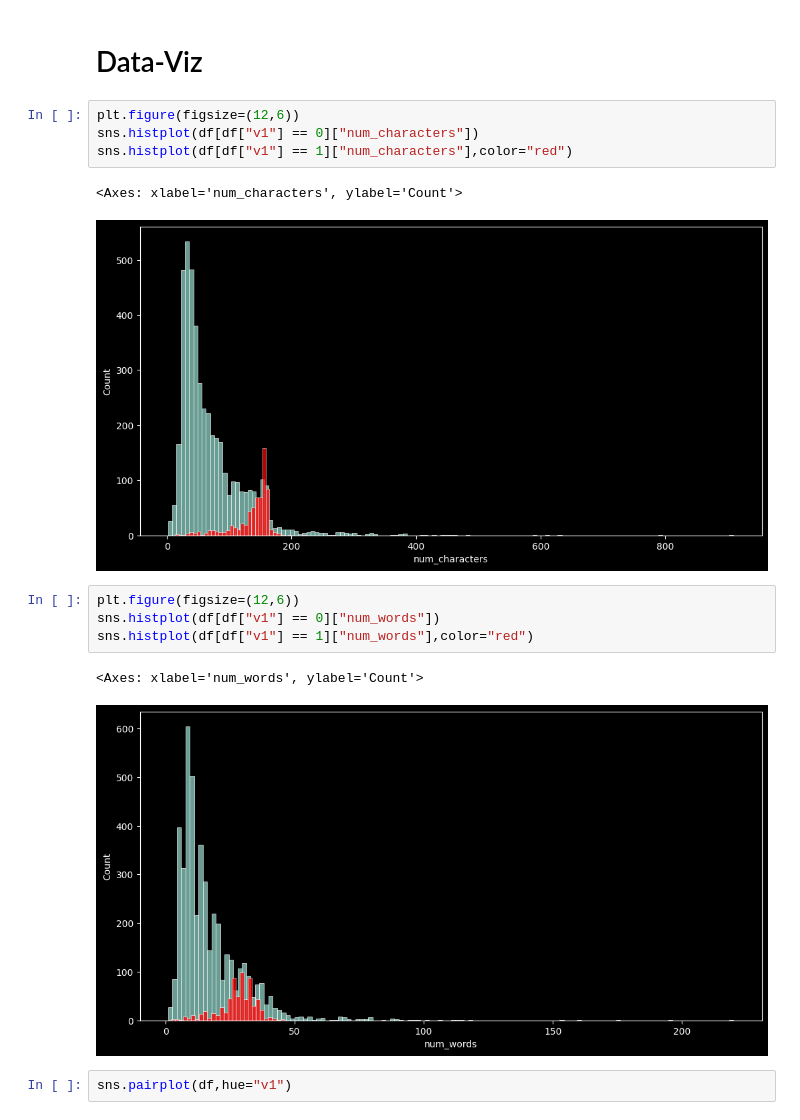
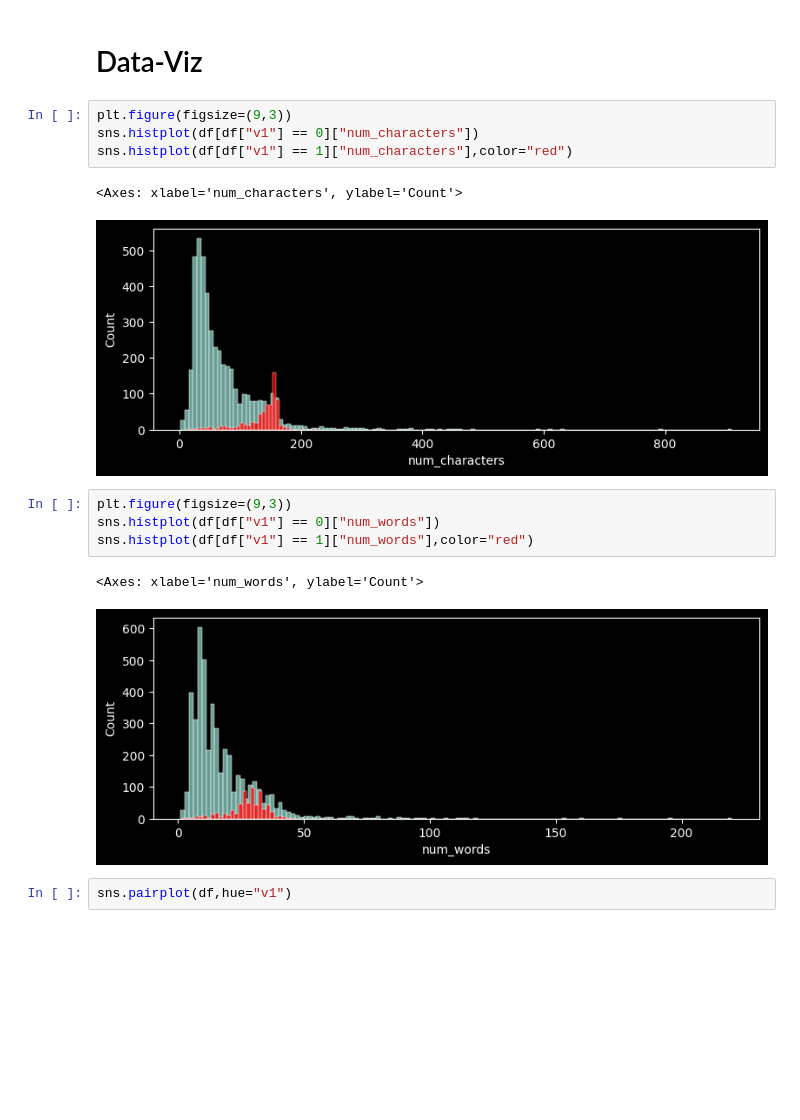
Before and after one commit to as-repo1/CBTCIP, a Jupyter notebook: spam-detection/spam_detection.ipynb, the cells around one changed output. Cells and saved outputs as stored; diff of their text form; blank space fills up the shorter version.

```diff
--- a/spam-detection/spam_detection.ipynb
+++ b/spam-detection/spam_detection.ipynb
@@ -199,19 +201,19 @@ df[df["v1"] == 1][["num_characters","num_words","num_sentences"]].describe()
 # %% [markdown]
 # Data-Viz
 # %%
-plt.figure(figsize=(12,6))
+plt.figure(figsize=(9,3))
 sns.histplot(df[df["v1"] == 0]["num_characters"])
 sns.histplot(df[df["v1"] == 1]["num_characters"],color="red")
 # %% [output]
 <Axes: xlabel='num_characters', ylabel='Count'>
-[figure, old version]
+[figure, new version]
 # %%
-plt.figure(figsize=(12,6))
+plt.figure(figsize=(9,3))
 sns.histplot(df[df["v1"] == 0]["num_words"])
 sns.histplot(df[df["v1"] == 1]["num_words"],color="red")
 # %% [output]
 <Axes: xlabel='num_words', ylabel='Count'>
-[figure, old version]
+[figure, new version]
 # %%
 sns.pairplot(df,hue="v1")
 # %% [output]
```
Also changed, not shown: parts of 8 cells of this notebook, 4 other files.
